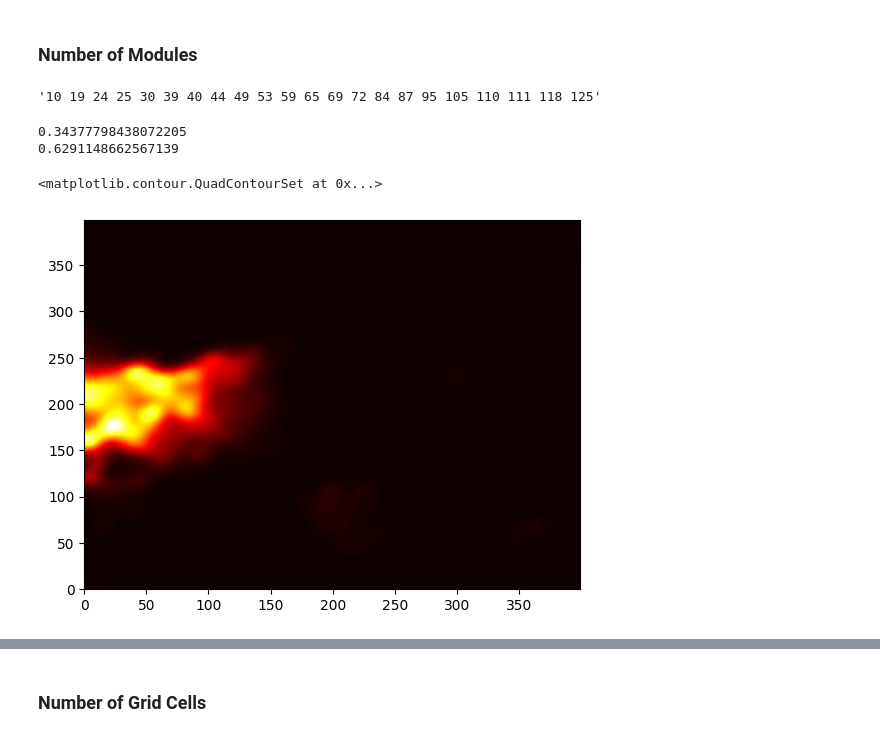
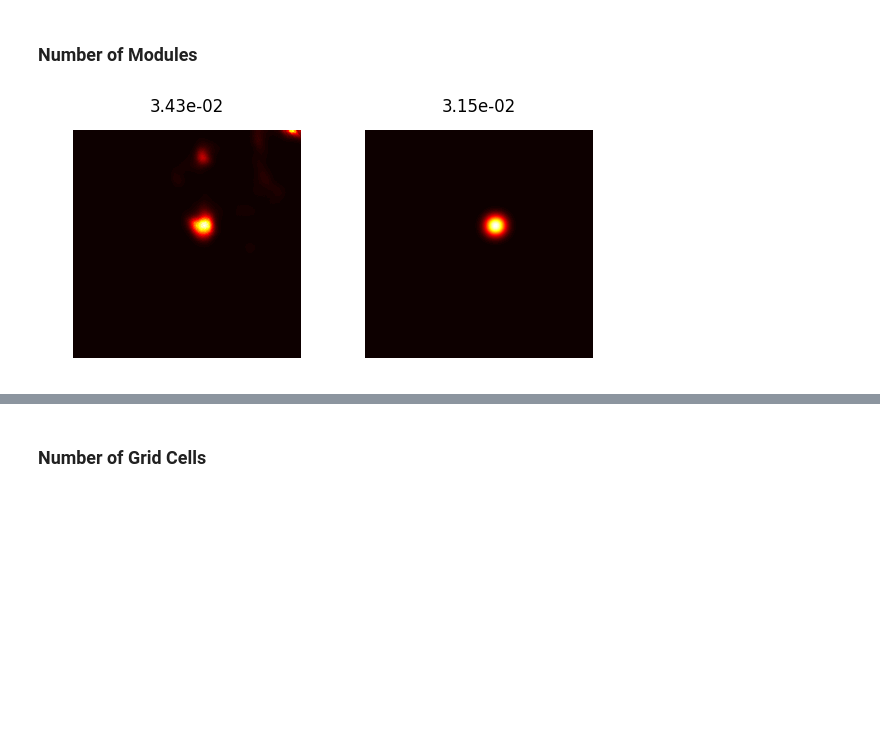
Before and after one commit to ChackMociute/Master-Thesis, a Jupyter notebook: analysis/place_fields.ipynb, the cells around one changed output, grey strips where cells are left out. Cells and saved outputs as stored; diff of their text form; code cells hidden in the pictures; blank space fills up the shorter version.

Commit message:
Some experiment qualitative PF examination

```diff
--- a/analysis/place_fields.ipynb
+++ b/analysis/place_fields.ipynb
@@ -291,4 +291,4 @@ WilcoxonResult(statistic=0.0, pvalue=9.5367431640625e-07)
 # %% [markdown]
 ### Number of Modules
 # %%
-exp = Experiment.load_experiment(data_path, '2modules484cells')
+exp = Experiment.load_experiment(data_path, '5modules196cells/0')
@@ -308,0 +298,12 @@ fit1 = exp.pfs.calc_fitness()
+# %%
+reals = exp.pfs.targets
+preds = exp.pfs.predict()
+
+# preds[:, 0, 0] = reals.max()
+# preds[:, 0, 1] = reals.min()
+# reals[:, 0, 0] = reals.max()
+# reals[:, 0, 1] = reals.min()
+
+fits = exp.pfs.calc_fitness()
+pc = set(exp.pfs.get_place_cells().cpu().numpy())
+ac = set(exp.pfs.get_active_cells().cpu().numpy())
@@ -309,3 +312,21 @@ fit1 = exp.pfs.calc_fitness()
+# %%
+_, [ax1, ax2] = plt.subplots(1, 2, figsize=(6, 3))
+
+i = 9
+ax1.contourf(reals[i].cpu(), levels=100, cmap='hot')
+ax1.axis('off')
+ax1.axis('equal')
+ax1.set_title(f"{reals[i].max().item():.02e}")
+
+ax2.contourf(preds[i].detach().cpu(), levels=100, cmap='hot')
+ax2.axis('off')
+ax2.axis('equal')
+ax2.set_title(f"{exp.pfs.scales.flatten()[i]**2:.02e}")
+
+plt.tight_layout()
+plt.show()
+# %% [output]
+[figure, added]
 # %%
 exp.compile_grid_cells(2)
 exp.load_pfs()
@@ -320,14 +332,0 @@ fit2 = exp.pfs.calc_fitness()
-# %%
-' '.join([str(c) for c in pc1 - pc2])
-# %% [output]
-'10 19 24 25 30 39 40 44 49 53 59 65 69 72 84 87 95 105 110 111 118 125'
-# %%
-i = 25
-print(hidden_env1[i].max().item())
-print(fit1[i].max().item())
-plt.contourf(hidden_env1[i].detach().cpu(), levels=100, cmap='hot')
-# %% [output]
-0.34377798438072205
-0.6291148662567139
-<matplotlib.contour.QuadContourSet at 0x...>
-[figure, removed]
```
Also changed, not shown: parts of 21 cells of this notebook.
